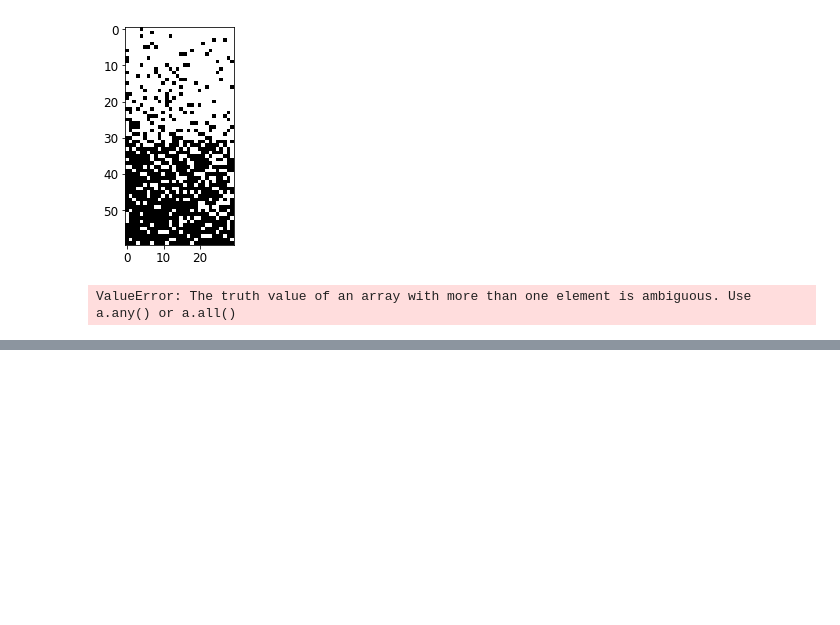
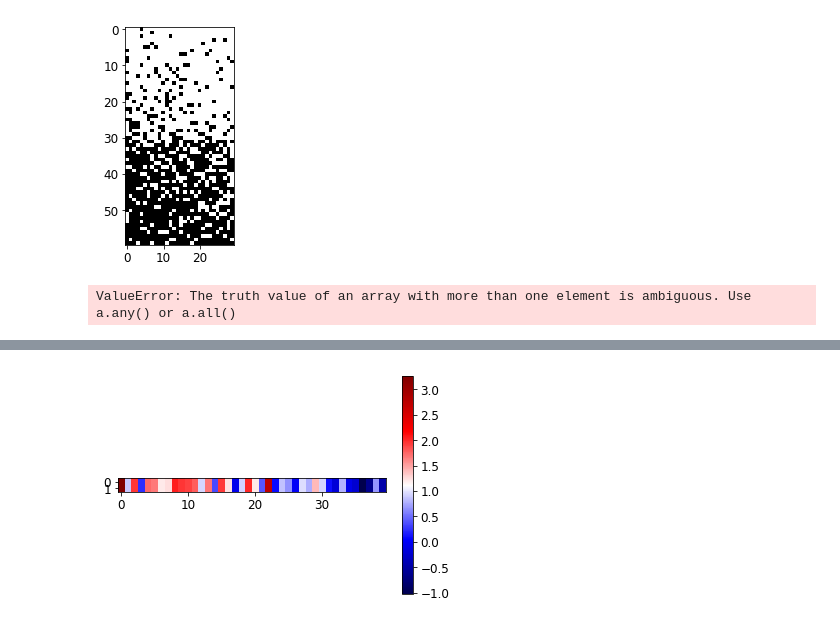
Before and after one commit to davidmrau/nlp1, a Jupyter notebook: experiments/Experiment_with_noun_verb_matrix.ipynb, the cells around one changed output, grey strips where cells are left out. Cells and saved outputs as stored; diff of their text form; code cells hidden in the pictures; blank space fills up the shorter version.

```diff
--- a/experiments/Experiment_with_noun_verb_matrix.ipynb
+++ b/experiments/Experiment_with_noun_verb_matrix.ipynb
@@ -323,6 +331,9 @@ print(vector)
 # %%
-print(matrix.shape)
-#vector = [vector[i] for i in matrix_NN_sorted_idx_col]
-plt.imshow([vector,vector], cmap=cm.seismic)
+# sort after index NN col
+vector_verbs = [vector_verbs[i] for i in matrix_NN_sorted_idx_col]
+plt.imshow([vector_verbs,vector_verbs], cmap=cm.seismic)
+plt.colorbar()
 plt.show()
-plt.imsave('vector.png',[vector,vector], cmap=cm.seismic)
+plt.imsave('vector_verbs.png',[vector_verbs,vector_verbs], cmap=cm.seismic)
+# %% [output]
+[figure, added]
```
Also changed, not shown: parts of 7 cells of this notebook, 4 other files.
